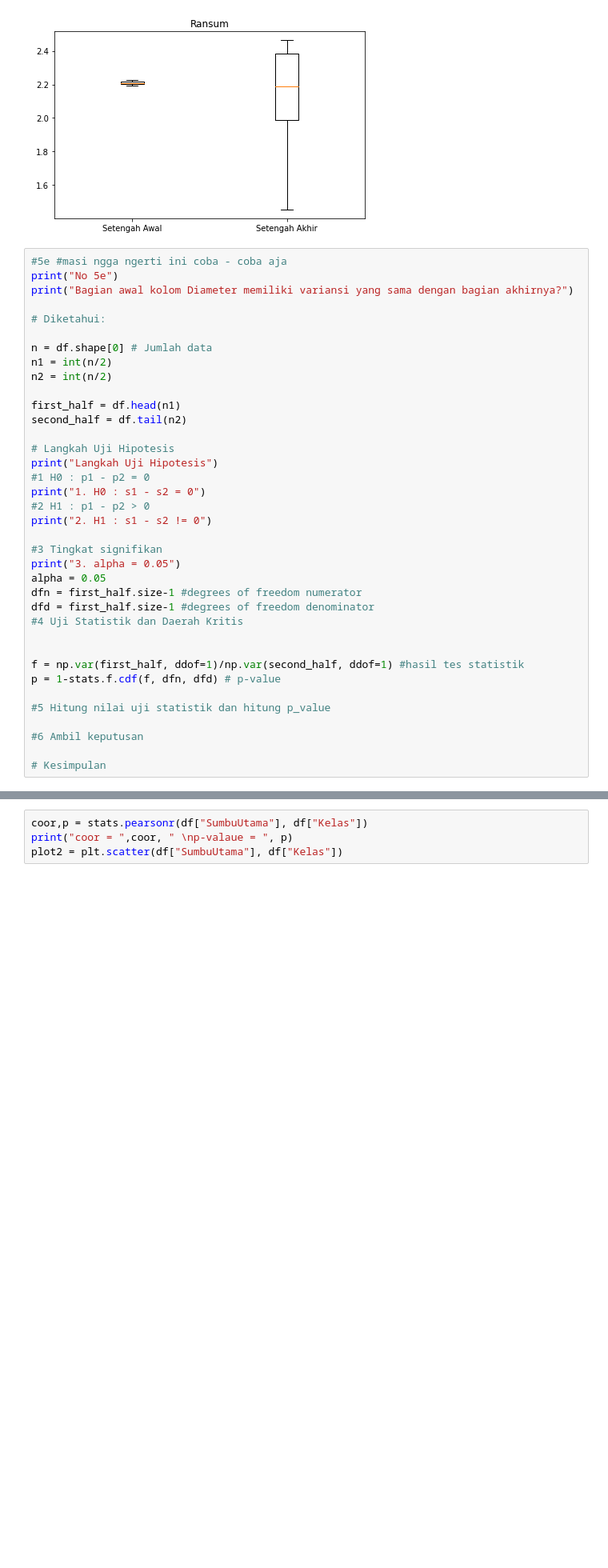
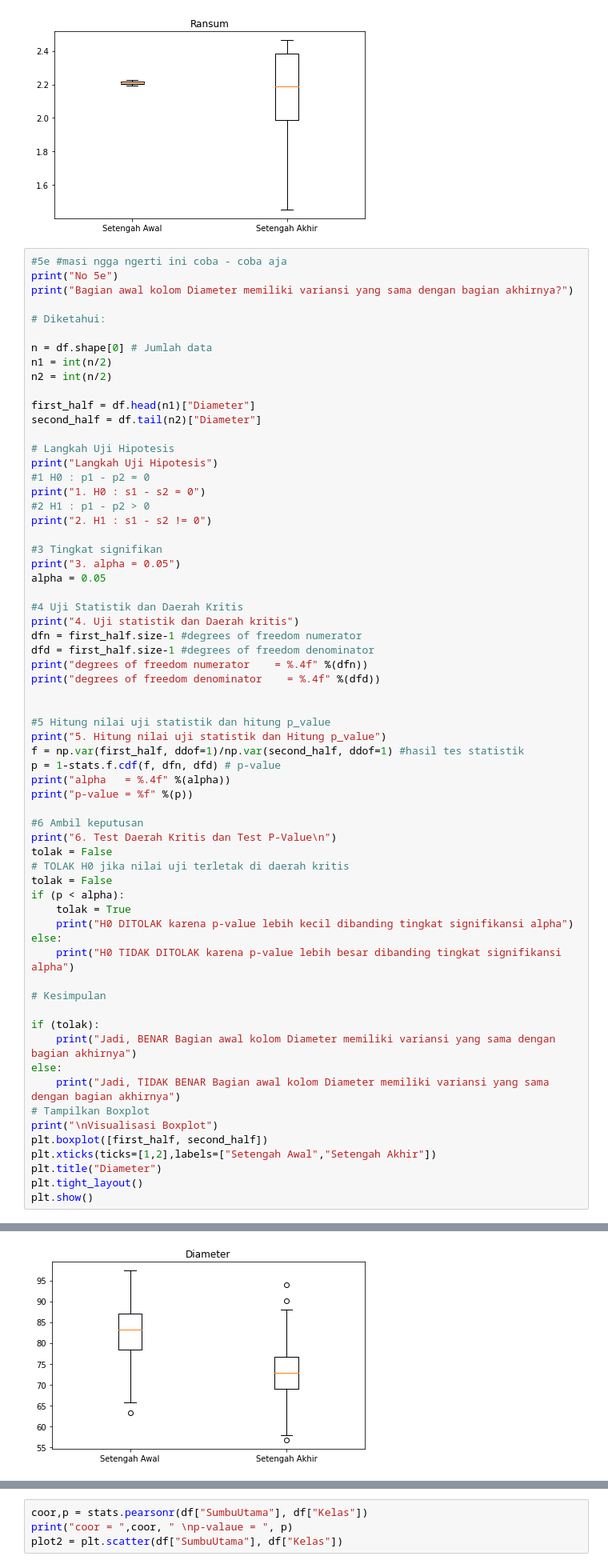
Before and after one commit to ronggurmahendra/TugasBesar_IF2220_Probstat, a Jupyter notebook: Tubes1.ipynb, the cells around one changed output, grey strips where cells are left out. Shown at 80% size. Drawn from its saved outputs; the diff is of its cells as text; blank space fills up the shorter version.

```diff
--- a/Tubes1.ipynb
+++ b/Tubes1.ipynb
@@ -1153,8 +1153,8 @@ n = df.shape[0] # Jumlah data
 n1 = int(n/2)
 n2 = int(n/2)
 
-first_half = df.head(n1)
-second_half = df.tail(n2)
+first_half = df.head(n1)["Diameter"]
+second_half = df.tail(n2)["Diameter"]
 
 # Langkah Uji Hipotesis
 print("Langkah Uji Hipotesis")
@@ -1166,17 +1166,44 @@ print("2. H1 : s1 - s2 != 0")
 #3 Tingkat signifikan
 print("3. alpha = 0.05")
 alpha = 0.05
+
+#4 Uji Statistik dan Daerah Kritis
+print("4. Uji statistik dan Daerah kritis")
 dfn = first_half.size-1 #degrees of freedom numerator
 dfd = first_half.size-1 #degrees of freedom denominator
-#4 Uji Statistik dan Daerah Kritis
+print("degrees of freedom numerator    = %.4f" %(dfn))
+print("degrees of freedom denominator    = %.4f" %(dfd))
 
 
+#5 Hitung nilai uji statistik dan hitung p_value
+print("5. Hitung nilai uji statistik dan Hitung p_value")
 f = np.var(first_half, ddof=1)/np.var(second_half, ddof=1) #hasil tes statistik
 p = 1-stats.f.cdf(f, dfn, dfd) # p-value
-
-#5 Hitung nilai uji statistik dan hitung p_value
+print("alpha   = %.4f" %(alpha))
+print("p-value = %f" %(p))
 
 #6 Ambil keputusan
+print("6. Test Daerah Kritis dan Test P-Value\n")
+tolak = False
+# TOLAK H0 jika nilai uji terletak di daerah kritis
+tolak = False
+if (p < alpha):
+    tolak = True
+    print("H0 DITOLAK karena p-value lebih kecil dibanding tingkat signifikansi alpha")
+else:
+    print("H0 TIDAK DITOLAK karena p-value lebih besar dibanding tingkat signifikansi alpha")
 
 # Kesimpulan
+
+if (tolak):
+    print("Jadi, BENAR Bagian awal kolom Diameter memiliki variansi yang sama dengan bagian akhirnya")
+else:
+    print("Jadi, TIDAK BENAR Bagian awal kolom Diameter memiliki variansi yang sama dengan bagian akhirnya")
+# Tampilkan Boxplot
+print("\nVisualisasi Boxplot")
+plt.boxplot([first_half, second_half])
+plt.xticks(ticks=[1,2],labels=["Setengah Awal","Setengah Akhir"])
+plt.title("Diameter")
+plt.tight_layout()
+plt.show()
 # %% [output]
@@ -1188,3 +1222,4 @@ Langkah Uji Hipotesis
+[figure, added]
 # %%
 #No 6
 print("No 6")
```
Also changed, not shown: parts of 1 cell of this notebook.
